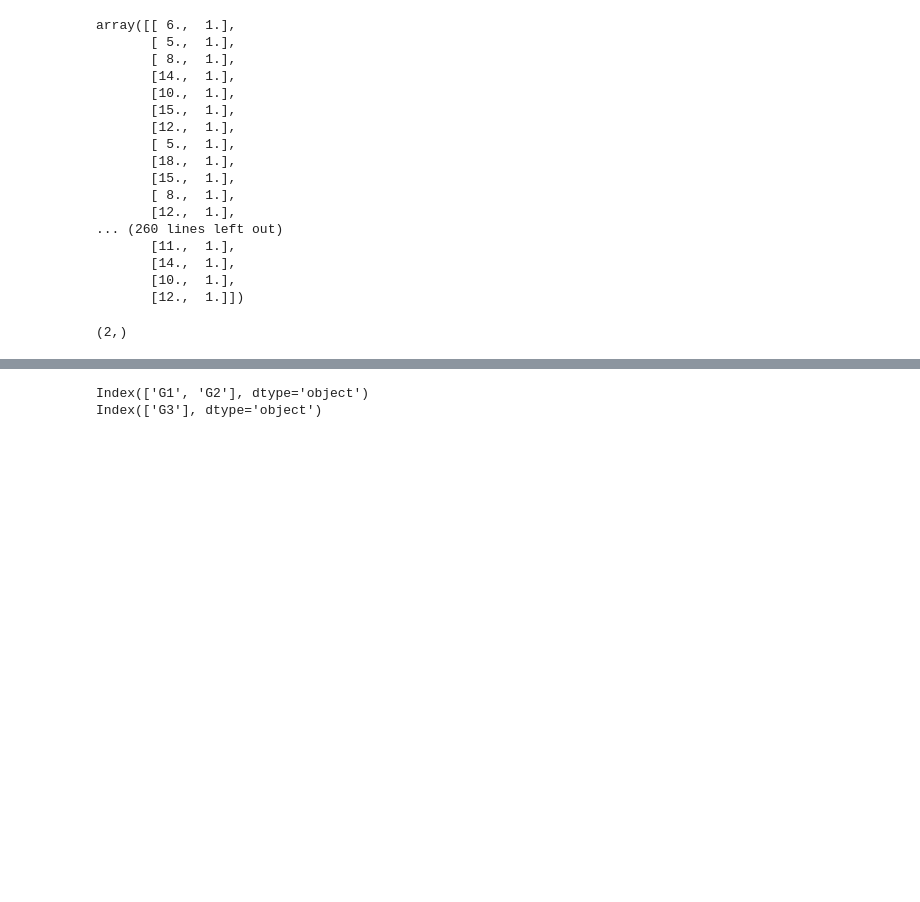
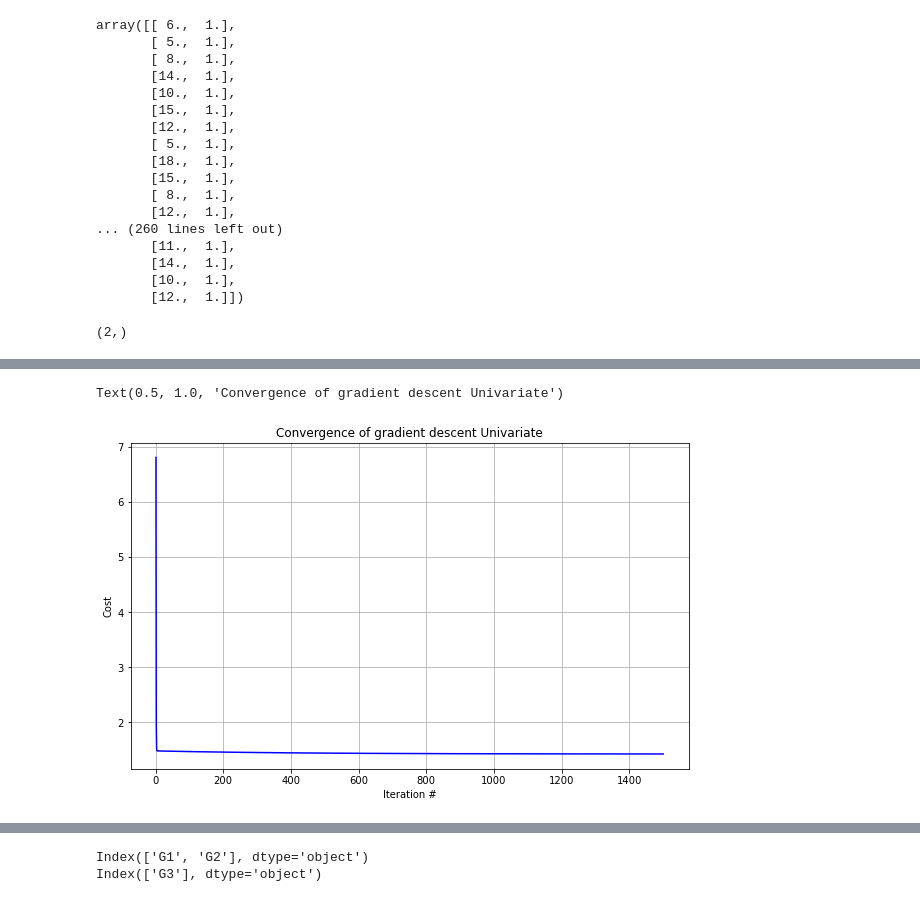
Before and after one commit to prudhvinag06/ML-from-scratch, a Jupyter notebook: studentPerformance_traintest.ipynb, the cells around one changed output, grey strips where cells are left out. Drawn from its saved outputs; the diff is of its cells as text; code cells hidden in the pictures; blank space fills up the shorter version.

Commit message:
Add files via upload
added multivariate for all features and graphs plots for linearregression

```diff
--- a/studentPerformance_traintest.ipynb
+++ b/studentPerformance_traintest.ipynb
@@ -358,4 +359,15 @@ print('Final value of theta =', theta_train_u)
 Final value of theta = [ 1.05449825 -0.72907416]
+# %%
+import matplotlib.pyplot as plt
+plt.plot(range(1, iterations +1), cost_history, color ='blue')
+plt.rcParams["figure.figsize"] = (10,6)
+plt.grid()
+plt.xlabel("Iteration #")
+plt.ylabel("Cost")
+plt.title("Convergence of gradient descent Univariate")
+# %% [output]
+Text(0.5, 1.0, 'Convergence of gradient descent Univariate')
+[figure, added]
 # %%
 X_u0 = np.ones((n, 1))
 X_test_u = np.hstack((X_test_u, X_u0))
```
Also changed, not shown: parts of 21 cells of this notebook.
